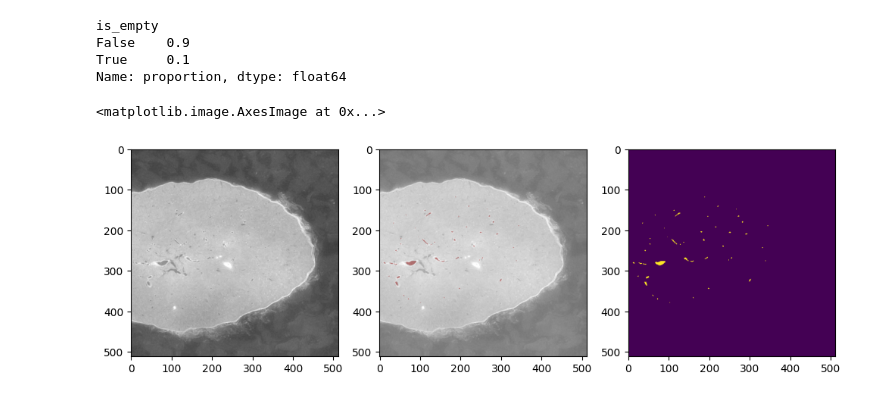
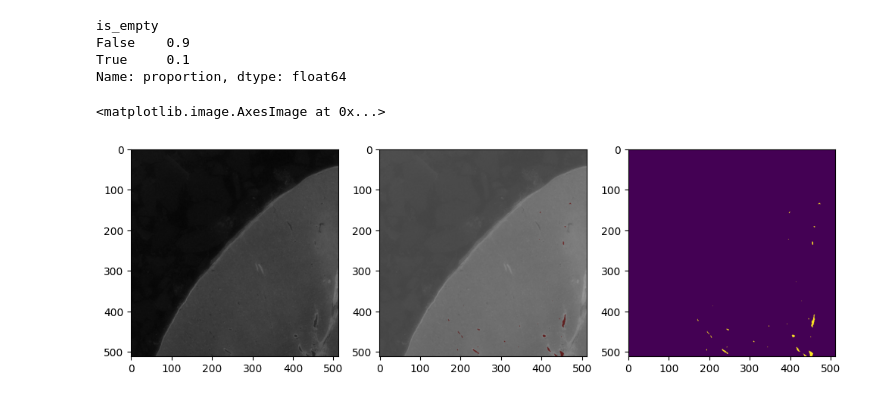
Before and after one commit to nature1511/kidney-segmentation, a Jupyter notebook: tilling_loader.ipynb, the cells around one changed output. Drawn from its saved outputs; the diff is of its cells as text; code cells hidden in the pictures.

```diff
--- a/tilling_loader.ipynb
+++ b/tilling_loader.ipynb
@@ -104,18 +127,38 @@ train_transform = A.Compose([
+# %%
+from segmentation.config import Configs as CFG
+import albumentations as A
+from albumentations.pytorch.transforms import ToTensorV2
+
+
+train_transform = A.Compose(
+            [
+                A.VerticalFlip(p=CFG.p_rot),
+                A.HorizontalFlip(p=CFG.p_rot),
+                A.RandomRotate90(p=CFG.p_rot),
+                A.ElasticTransform(
+                    alpha=60, sigma=190 * 0.05, alpha_affine=2, p=CFG.p_aug
+                ),
+
+                A.RandomBrightnessContrast(),
+                A.CLAHE(clip_limit=5
+                    ),
+                ToTensorV2(p=1),
+            ],
+            p=1,
+        )
 # %%
-from skimage import color
-gray = cv2.imread(img_path, cv2.IMREAD_GRAYSCALE).astype(np.uint8)
-img = cv2.cvtColor(gray,cv2.COLOR_GRAY2RGB) #(H,W ,C)
-mask = cv2.imread(lb_path, cv2.IMREAD_GRAYSCALE).astype('float32') / 255.0
+img, mask, is_empty, bbx, size = data_loader[8]
 augmented = train_transform(image=img,mask=mask)
 img,mask = augmented['image'],augmented['mask']
 
+
 fig, axarr = plt.subplots(ncols=3, figsize=(12, 6))
-axarr[0].imshow(img, cmap="gray")
-axarr[1].imshow(color.label2rgb(mask, img, bg_label=0, bg_color=(1.,1.,1.), alpha=0.25))
+axarr[0].imshow(torch.permute(img, (1,2,0)).numpy(), cmap="gray")
+axarr[1].imshow(color.label2rgb(mask.numpy(), torch.permute(img, (1,2,0)).numpy(), bg_label=0, bg_color=(1.,1.,1.), alpha=0.25))
 axarr[2].imshow(mask, vmin=0, interpolation='antialiased', interpolation_stage='rgba')
 # %% [output]
 <matplotlib.image.AxesImage at 0x...>
-[figure, old version]
+[figure, new version]
 # %%
 from skimage import color
 gray = cv2.imread(img_path, cv2.IMREAD_GRAYSCALE).astype(np.uint8)
```
Also changed, not shown: parts of 31 cells of this notebook, 7 other files.
